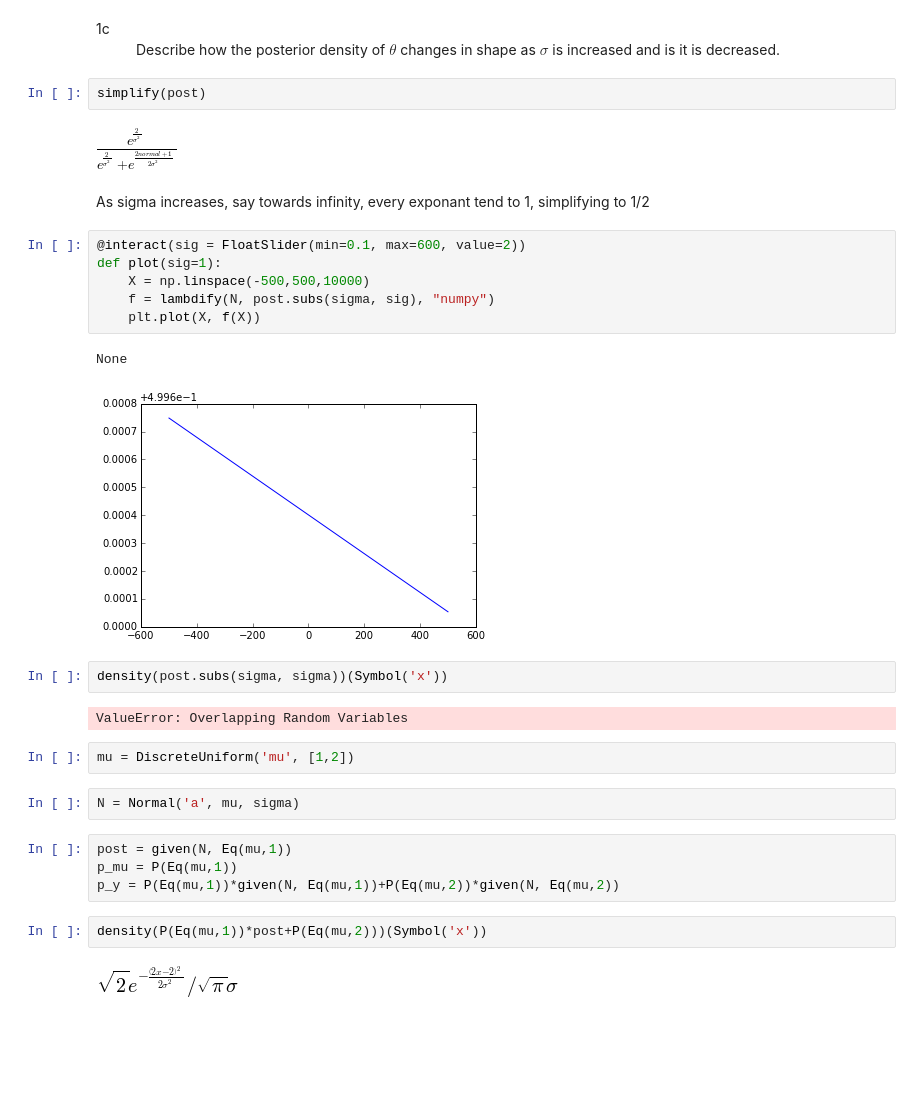
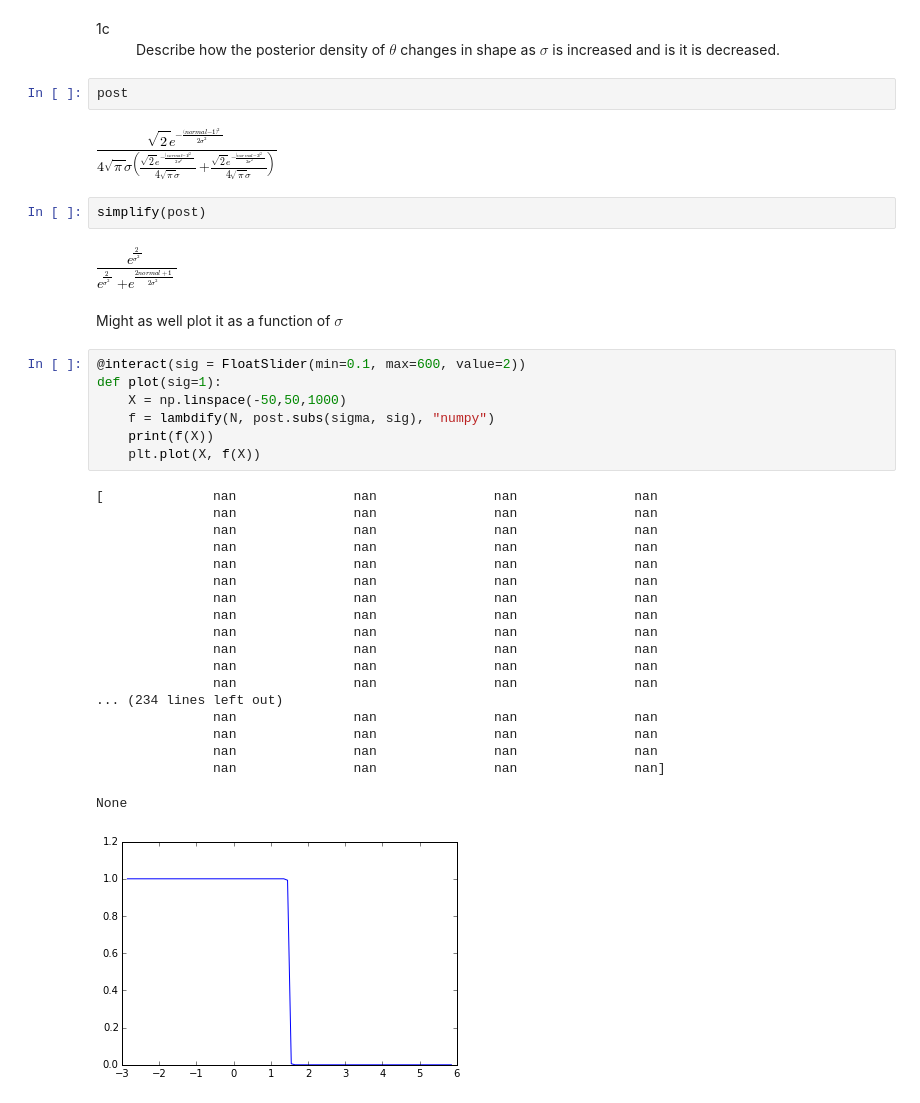
Before and after one commit to atremblay/BDA, a Jupyter notebook: Chapter 1 - Probability and Inference.ipynb, the cells around one changed output. Drawn from its saved outputs; the diff is of its cells as text; blank space fills up the shorter version.

```diff
--- a/Chapter 1 - Probability and Inference.ipynb
+++ b/Chapter 1 - Probability and Inference.ipynb
@@ -83,34 +95,40 @@ simplify(post.subs(sigma, 2))
     <dd>Describe how the posterior density of $\theta$ changes in shape as $\sigma$ is increased and is it is decreased.
     </dd>
 </dl>
+# %%
+post
+# %% [output]
+[figure, added]
 # %%
 simplify(post)
 # %% [output]
 [figure]
-# %% [markdown]
-<p>As sigma increases, say towards infinity, every exponant tend to 1, simplifying to 1/2</p>
+# %% [markdown]
+Might as well plot it as a function of $\sigma$
 # %%
 @interact(sig = FloatSlider(min=0.1, max=600, value=2))
 def plot(sig=1):
-    X = np.linspace(-500,500,10000)
+    X = np.linspace(-50,50,1000)
     f = lambdify(N, post.subs(sigma, sig), "numpy")
+    print(f(X))
     plt.plot(X, f(X))
 # %% [output]
-None
+[              nan               nan               nan               nan
+               nan               nan               nan               nan
+               nan               nan               nan               nan
+               nan               nan               nan               nan
+               nan               nan               nan               nan
+               nan               nan               nan               nan
+               nan               nan               nan               nan
+               nan               nan               nan               nan
+               nan               nan               nan               nan
+               nan               nan               nan               nan
+               nan               nan               nan               nan
+               nan               nan               nan               nan
+... (234 lines left out)
+               nan               nan               nan               nan
+               nan               nan               nan               nan
+               nan               nan               nan               nan
+               nan               nan               nan               nan]
+None
-[figure, old version]
+[figure, new version]
-# %%
-density(post.subs(sigma, sigma))(Symbol('x'))
-# %% [output]
-ValueError: Overlapping Random Variables
-# %%
-mu = DiscreteUniform('mu', [1,2])
-# %%
-N = Normal('a', mu, sigma)
-# %%
-post = given(N, Eq(mu,1))
-p_mu = P(Eq(mu,1))
-p_y = P(Eq(mu,1))*given(N, Eq(mu,1))+P(Eq(mu,2))*given(N, Eq(mu,2))
-# %%
-density(P(Eq(mu,1))*post+P(Eq(mu,2)))(Symbol('x'))
-# %% [output]
-[figure, removed]
```
Also changed, not shown: parts of 18 cells of this notebook.
